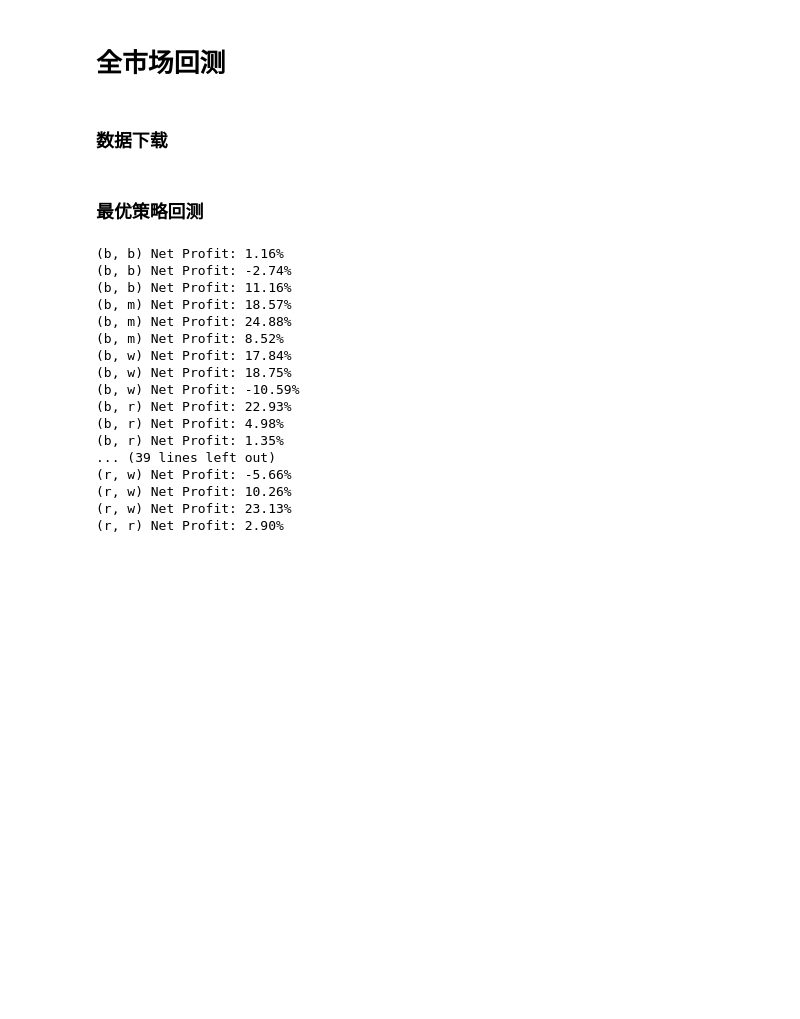
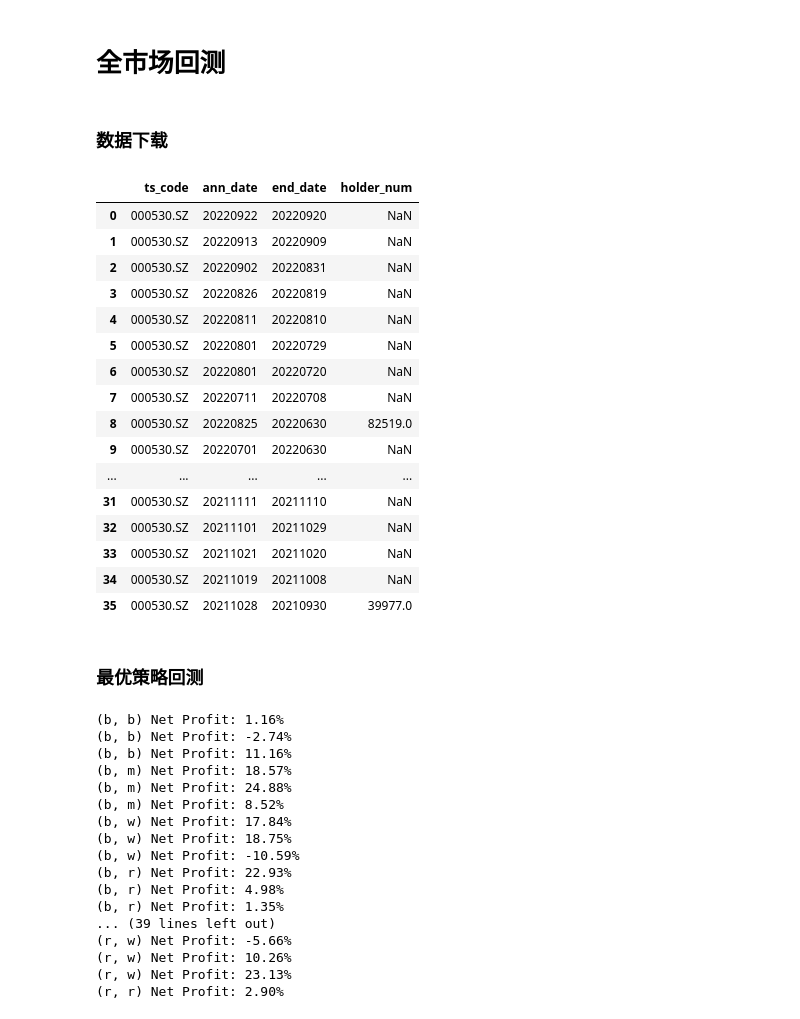
Before and after one commit to CataphractLi/BacktraderStudy, a Jupyter notebook: 综合1号-多股.ipynb, the cells around one changed output. Saved outputs shown, nothing was run; the diff lists cells and outputs as text; code cells hidden in the pictures; blank space fills up the shorter version.

```diff
--- a/综合1号-多股.ipynb
+++ b/综合1号-多股.ipynb
@@ -290,6 +290,33 @@ stock_index = '399300.SZ'
 # Download Data
 utilsJ.index_to_csv_tushare('74f1379591c9d810854fa5891fffcacaba514b82bf17ec2e239025b6',
                             stock_index, 0.2, s_date, e_date, fpath='.\\Data\\2019\\')
+# %%
+s_date = datetime.datetime.now() - datetime.timedelta(days = 365)
+e_date = datetime.datetime.now()
+
+stock_index = '000530.SZ'
+pro = ts.pro_api('74f1379591c9d810854fa5891fffcacaba514b82bf17ec2e239025b6')
+pro.stk_holdernumber(ts_code=stock_index,
+                     start_date=s_date.strftime('%Y%m%d'),
+                     end_date=e_date.strftime('%Y%m%d'))
+# %% [output]
+|  | ts_code | ann_date | end_date | holder_num |
+| 0 | 000530.SZ | 20220922 | 20220920 | NaN |
+| 1 | 000530.SZ | 20220913 | 20220909 | NaN |
+| 2 | 000530.SZ | 20220902 | 20220831 | NaN |
+| 3 | 000530.SZ | 20220826 | 20220819 | NaN |
+| 4 | 000530.SZ | 20220811 | 20220810 | NaN |
+| 5 | 000530.SZ | 20220801 | 20220729 | NaN |
+| 6 | 000530.SZ | 20220801 | 20220720 | NaN |
+| 7 | 000530.SZ | 20220711 | 20220708 | NaN |
+| 8 | 000530.SZ | 20220825 | 20220630 | 82519.0 |
+| 9 | 000530.SZ | 20220701 | 20220630 | NaN |
+| ... | ... | ... | ... | ... |
+| 31 | 000530.SZ | 20211111 | 20211110 | NaN |
+| 32 | 000530.SZ | 20211101 | 20211029 | NaN |
+| 33 | 000530.SZ | 20211021 | 20211020 | NaN |
+| 34 | 000530.SZ | 20211019 | 20211008 | NaN |
+| 35 | 000530.SZ | 20211028 | 20210930 | 39977.0 |
 # %% [markdown]
 ### 最优策略回测
 # %%
```
Also changed, not shown: 2 other files.
